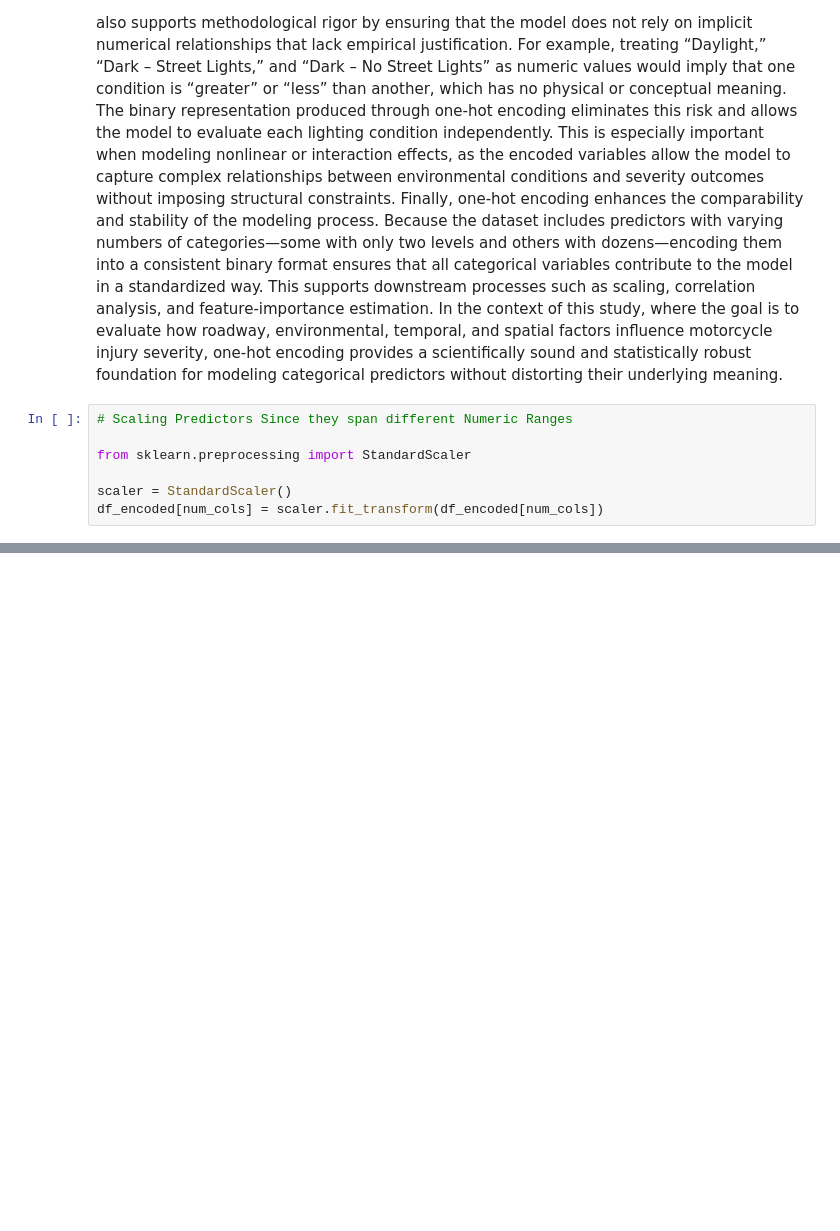
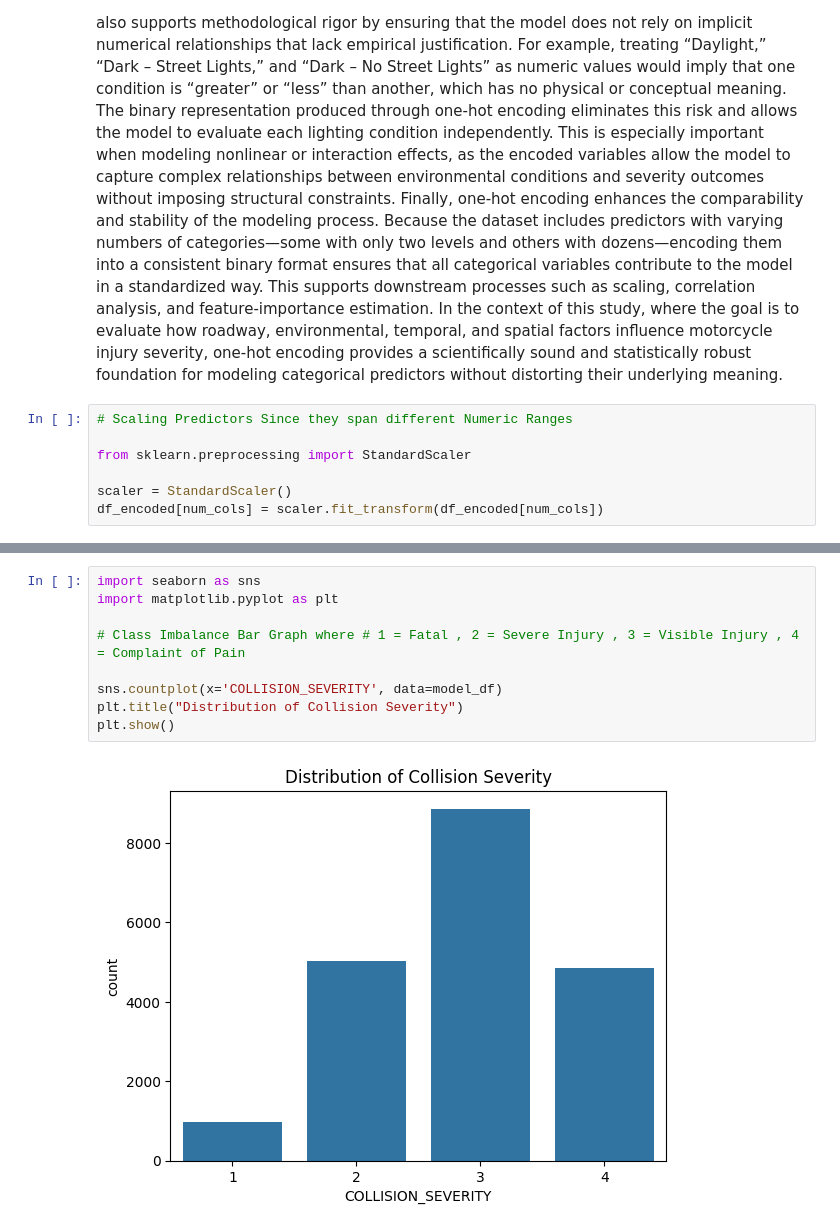
Before and after one commit to jeremiahsnipes/motorcycle_risk_project, a Jupyter notebook: SouthernCA_Analysis&Models.ipynb, the cells around one changed output, grey strips where cells are left out. Saved outputs shown, nothing was run; the diff lists cells and outputs as text; blank space fills up the shorter version.

```diff
--- a/SouthernCA_Analysis&Models.ipynb
+++ b/SouthernCA_Analysis&Models.ipynb
@@ -256,0 +257,11 @@ Finally, standardization enhances interpretability in the modeling phase. When n
+# %%
+import seaborn as sns
+import matplotlib.pyplot as plt
+
+# Class Imbalance Bar Graph where # 1 = Fatal , 2 = Severe Injury , 3 = Visible Injury , 4 = Complaint of Pain
+
+sns.countplot(x='COLLISION_SEVERITY', data=model_df)
+plt.title("Distribution of Collision Severity")
+plt.show()
+# %% [output]
+[figure, added]
```
Also changed, not shown: parts of 21 cells of this notebook.
